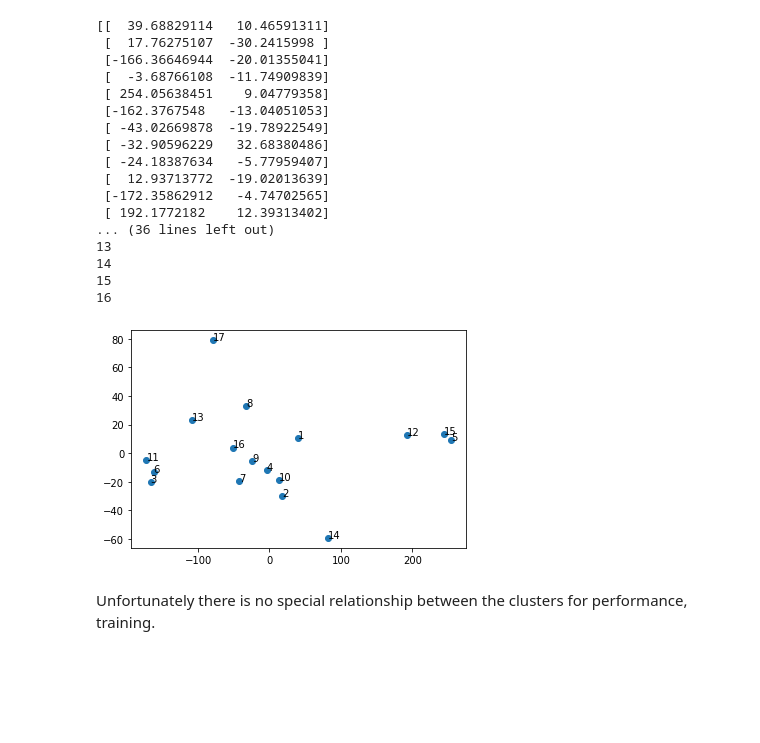
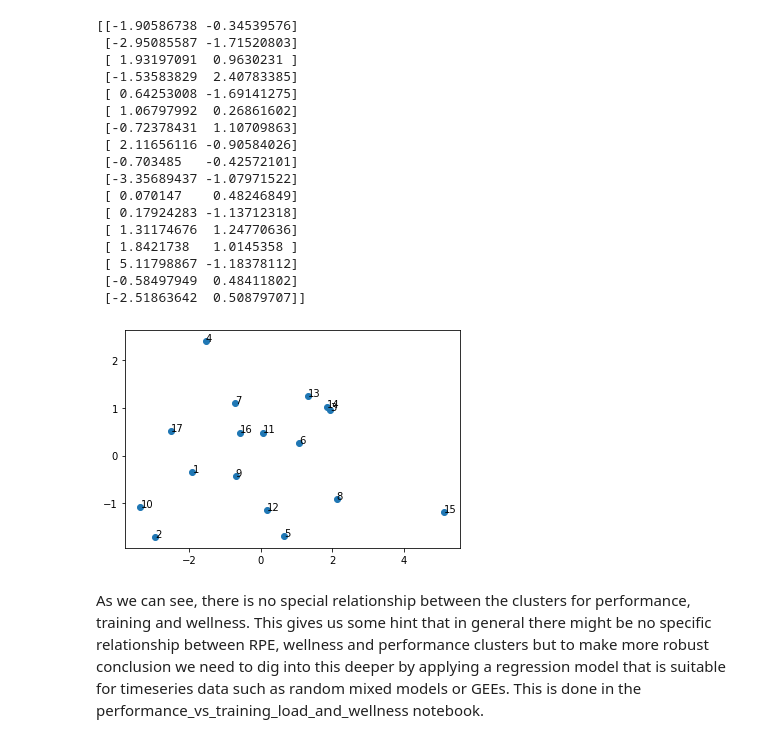
Before and after one commit to JoeRoussy/sta2453-project-1, a Jupyter notebook: PCA_GPS_RPE.ipynb, the cells around one changed output. Saved outputs shown, nothing was run; the diff lists cells and outputs as text; code cells hidden in the pictures; blank space fills up the shorter version.

```diff
--- a/PCA_GPS_RPE.ipynb
+++ b/PCA_GPS_RPE.ipynb
@@ -153,35 +119,24 @@ training = player_data[['AcuteLoad','ChronicLoad','AcuteChronicRatio']]
-# %%
-pca = PCA(n_components=2)
-principal_components = pca.fit_transform(training)
-print(principal_components)
-
-HORIZONTAL_OFFSET = 0
-VERTICAL_OFFSET = 0
-
-fig, ax = plt.subplots()
-ax.scatter(principal_components[:, 0], principal_components[:, 1])
-print(player_id_series)
-for i in range(len(player_id_series)):
-    print(i)
-    ax.annotate(str(i + 1), (principal_components[i, 0] + HORIZONTAL_OFFSET, principal_components[i, 1] + VERTICAL_OFFSET))
-# %% [output]
-[[  39.68829114   10.46591311]
- [  17.76275107  -30.2415998 ]
- [-166.36646944  -20.01355041]
- [  -3.68766108  -11.74909839]
- [ 254.05638451    9.04779358]
- [-162.3767548   -13.04051053]
- [ -43.02669878  -19.78922549]
- [ -32.90596229   32.68380486]
- [ -24.18387634   -5.77959407]
- [  12.93713772  -19.02013639]
- [-172.35862912   -4.74702565]
- [ 192.1772182    12.39313402]
-... (36 lines left out)
-13
-14
-15
-16
-[figure, removed]
-# %% [markdown]
-Unfortunately there is no special relationship between the clusters for performance, training.
+# %%
+wellness = player_data[['MonitoringScore', 'Pain', 'Illness', 'Nutrition', 'wellness']]
+plotPCA(wellness, player_id_series, 2)
+# %% [output]
+[[-1.90586738 -0.34539576]
+ [-2.95085587 -1.71520803]
+ [ 1.93197091  0.9630231 ]
+ [-1.53583829  2.40783385]
+ [ 0.64253008 -1.69141275]
+ [ 1.06797992  0.26861602]
+ [-0.72378431  1.10709863]
+ [ 2.11656116 -0.90584026]
+ [-0.703485   -0.42572101]
+ [-3.35689437 -1.07971522]
+ [ 0.070147    0.48246849]
+ [ 0.17924283 -1.13712318]
+ [ 1.31174676  1.24770636]
+ [ 1.8421738   1.0145358 ]
+ [ 5.11798867 -1.18378112]
+ [-0.58497949  0.48411802]
+ [-2.51863642  0.50879707]]
+[figure, added]
+# %% [markdown]
+As we can see, there is no special relationship between the clusters for performance, training and wellness. This gives us some hint that in general there might be no specific relationship between RPE, wellness and performance clusters but to make more robust conclusion we need to dig into this deeper by applying a regression model that is suitable for timeseries data such as random mixed models or GEEs. This is done in the performance_vs_training_load_and_wellness notebook.
```
Also changed, not shown: parts of 10 cells of this notebook, 1 other file.
